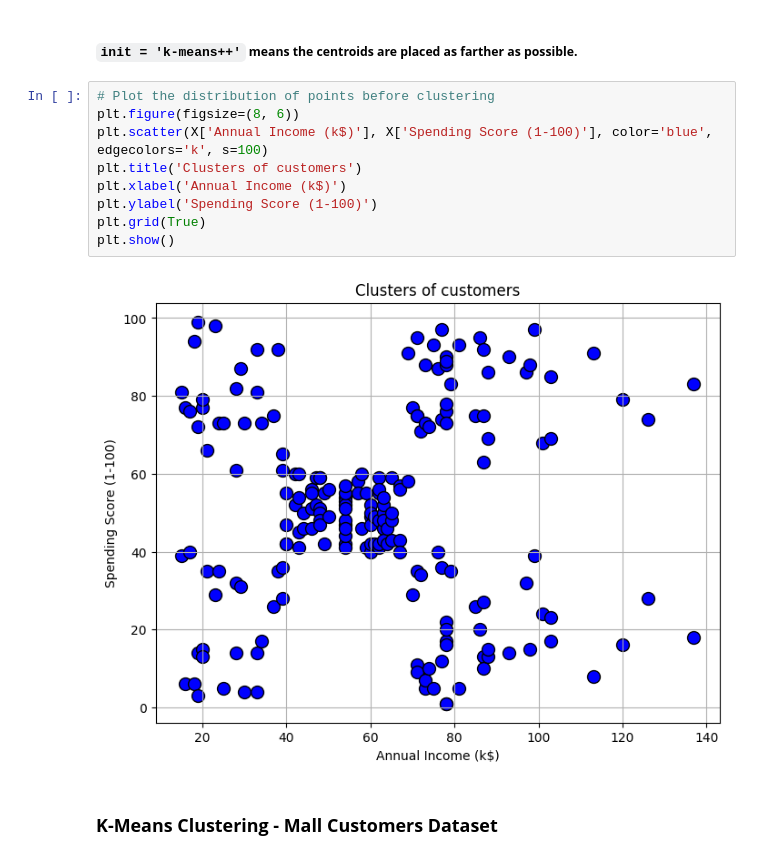
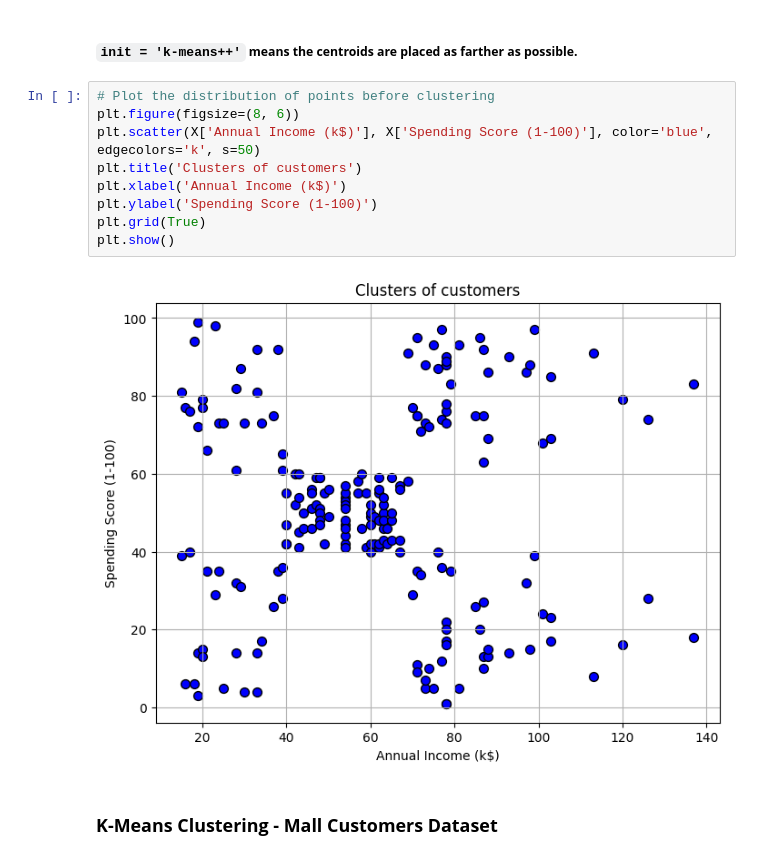
Before and after one commit to aninditadash/Introduction_to_machine_learning, a Jupyter notebook: unsupervised_learning/1.Unsupervised_Learning_Algorithms.ipynb, the cells around one changed output. Drawn from its saved outputs; the diff is of its cells as text.

```diff
--- a/unsupervised_learning/1.Unsupervised_Learning_Algorithms.ipynb
+++ b/unsupervised_learning/1.Unsupervised_Learning_Algorithms.ipynb
@@ -255,14 +255,14 @@ X.head()
 # %%
 # Plot the distribution of points before clustering
 plt.figure(figsize=(8, 6))
-plt.scatter(X['Annual Income (k$)'], X['Spending Score (1-100)'], color='blue', edgecolors='k', s=100)
+plt.scatter(X['Annual Income (k$)'], X['Spending Score (1-100)'], color='blue', edgecolors='k', s=50)
 plt.title('Clusters of customers')
 plt.xlabel('Annual Income (k$)')
 plt.ylabel('Spending Score (1-100)')
 plt.grid(True)
 plt.show()
 # %% [output]
-[figure, old version]
+[figure, new version]
 # %% [markdown]
 ### __K-Means Clustering - Mall Customers Dataset__
 # %% [markdown]
```
Also changed, not shown: parts of 2 cells of this notebook.
